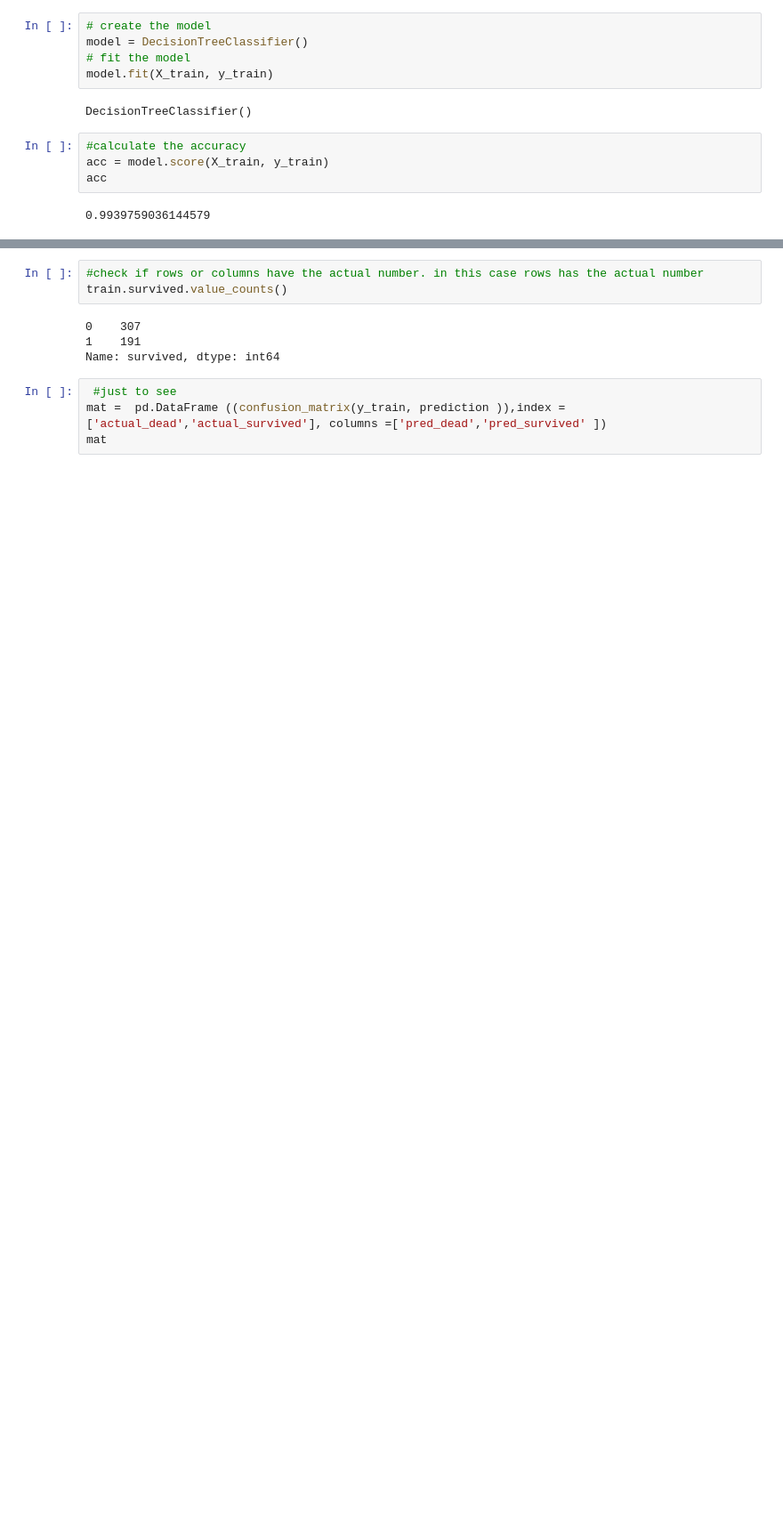
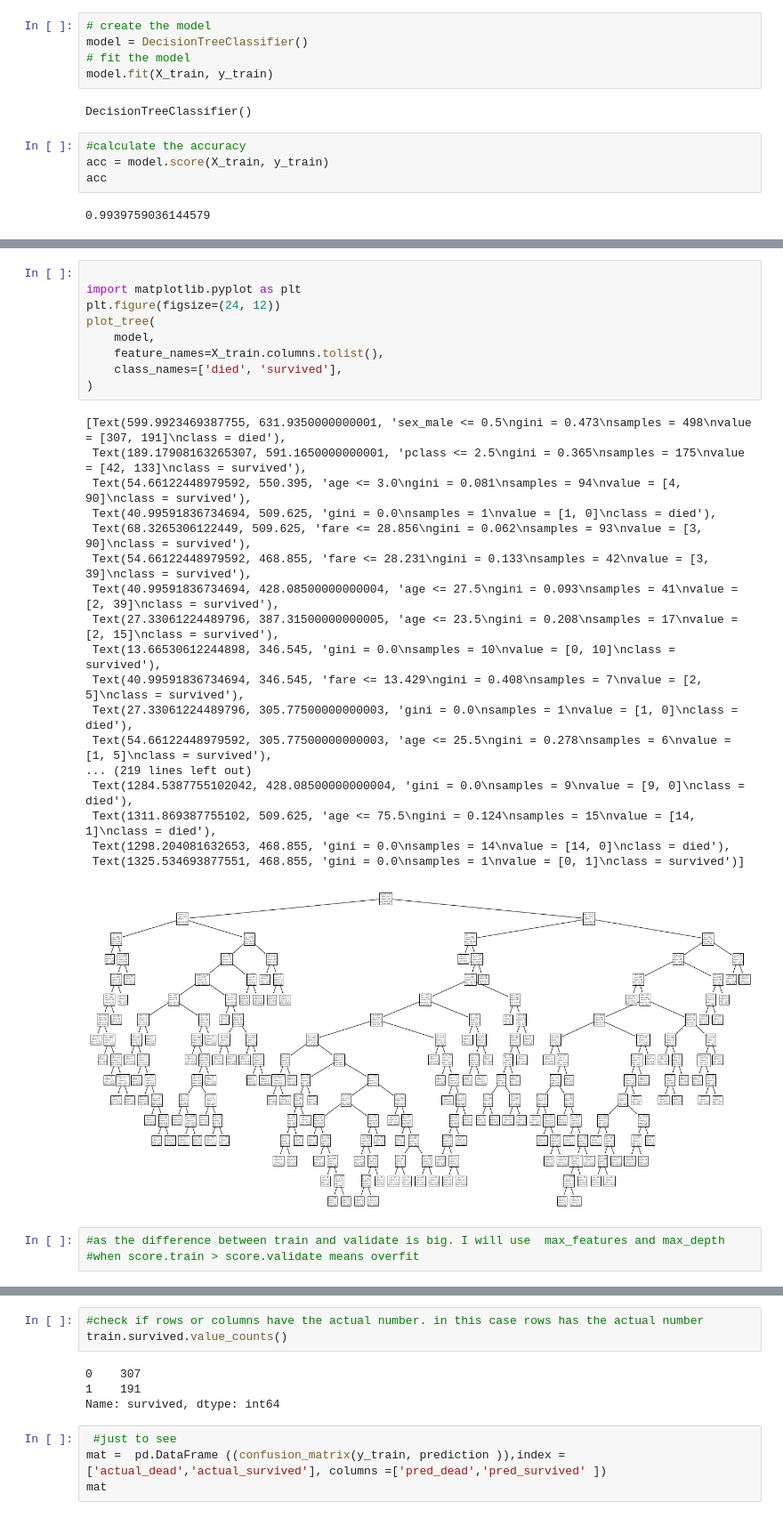
Before and after one commit to cindyvillanuevads/classification-exercises, a Jupyter notebook: model.ipynb, the cells around one changed output, grey strips where cells are left out. Shown at 89% size. Cells and saved outputs as stored; diff of their text form; blank space fills up the shorter version.

```diff
--- a/model.ipynb
+++ b/model.ipynb
@@ -140,0 +176,31 @@ acc
+# %%
+
+import matplotlib.pyplot as plt
+plt.figure(figsize=(24, 12))
+plot_tree(
+    model,
+    feature_names=X_train.columns.tolist(),
+    class_names=['died', 'survived'],
+)
+# %% [output]
+[Text(599.9923469387755, 631.9350000000001, 'sex_male <= 0.5\ngini = 0.473\nsamples = 498\nvalue = [307, 191]\nclass = died'),
+ Text(189.17908163265307, 591.1650000000001, 'pclass <= 2.5\ngini = 0.365\nsamples = 175\nvalue = [42, 133]\nclass = survived'),
+ Text(54.66122448979592, 550.395, 'age <= 3.0\ngini = 0.081\nsamples = 94\nvalue = [4, 90]\nclass = survived'),
+ Text(40.99591836734694, 509.625, 'gini = 0.0\nsamples = 1\nvalue = [1, 0]\nclass = died'),
+ Text(68.3265306122449, 509.625, 'fare <= 28.856\ngini = 0.062\nsamples = 93\nvalue = [3, 90]\nclass = survived'),
+ Text(54.66122448979592, 468.855, 'fare <= 28.231\ngini = 0.133\nsamples = 42\nvalue = [3, 39]\nclass = survived'),
+ Text(40.99591836734694, 428.08500000000004, 'age <= 27.5\ngini = 0.093\nsamples = 41\nvalue = [2, 39]\nclass = survived'),
+ Text(27.33061224489796, 387.31500000000005, 'age <= 23.5\ngini = 0.208\nsamples = 17\nvalue = [2, 15]\nclass = survived'),
+ Text(13.66530612244898, 346.545, 'gini = 0.0\nsamples = 10\nvalue = [0, 10]\nclass = survived'),
+ Text(40.99591836734694, 346.545, 'fare <= 13.429\ngini = 0.408\nsamples = 7\nvalue = [2, 5]\nclass = survived'),
+ Text(27.33061224489796, 305.77500000000003, 'gini = 0.0\nsamples = 1\nvalue = [1, 0]\nclass = died'),
+ Text(54.66122448979592, 305.77500000000003, 'age <= 25.5\ngini = 0.278\nsamples = 6\nvalue = [1, 5]\nclass = survived'),
+... (219 lines left out)
+ Text(1284.5387755102042, 428.08500000000004, 'gini = 0.0\nsamples = 9\nvalue = [9, 0]\nclass = died'),
+ Text(1311.869387755102, 509.625, 'age <= 75.5\ngini = 0.124\nsamples = 15\nvalue = [14, 1]\nclass = died'),
+ Text(1298.204081632653, 468.855, 'gini = 0.0\nsamples = 14\nvalue = [14, 0]\nclass = died'),
+ Text(1325.534693877551, 468.855, 'gini = 0.0\nsamples = 1\nvalue = [0, 1]\nclass = survived')]
+[figure, added]
+# %%
+#as the difference between train and validate is big. I will use  max_features and max_depth
+#when score.train > score.validate means overfit
```
Also changed, not shown: parts of 75 cells of this notebook.
